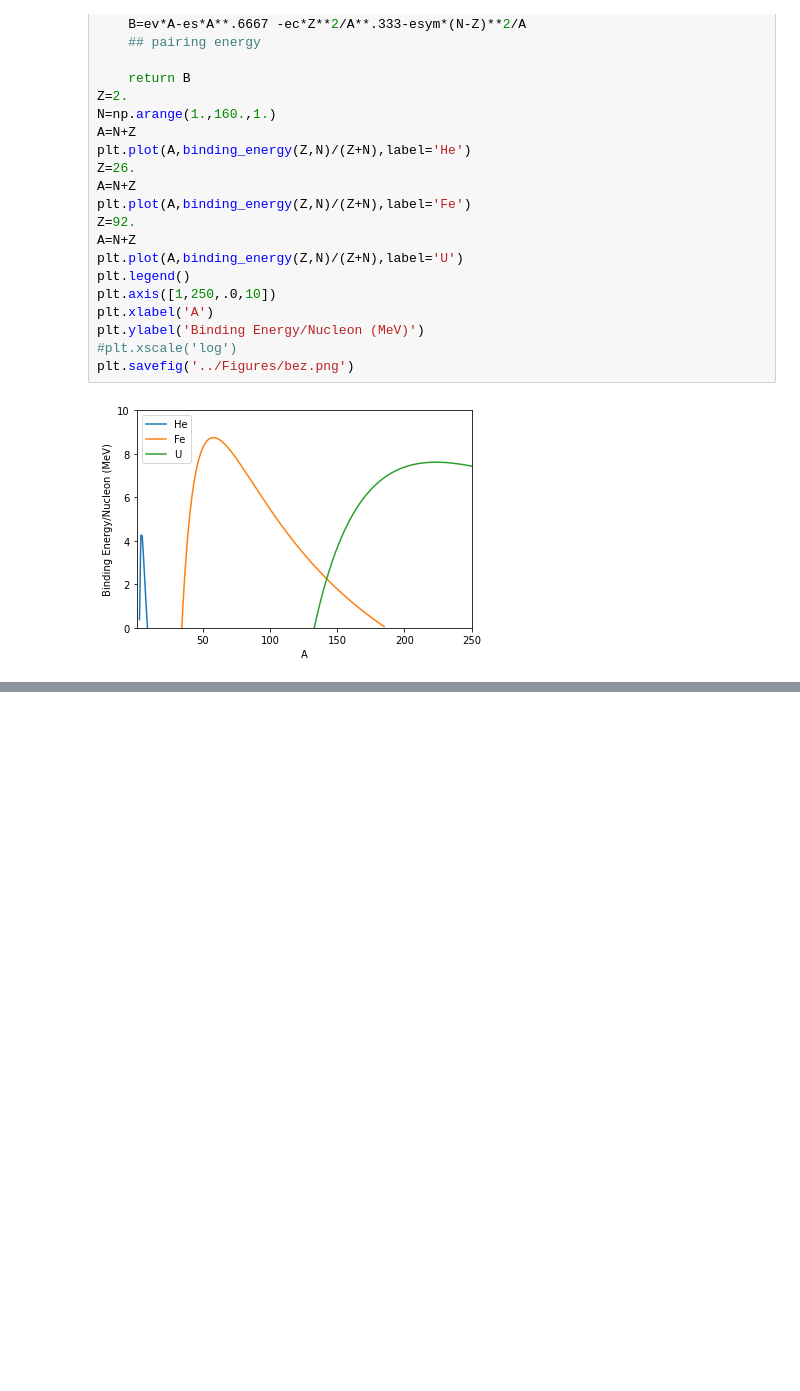
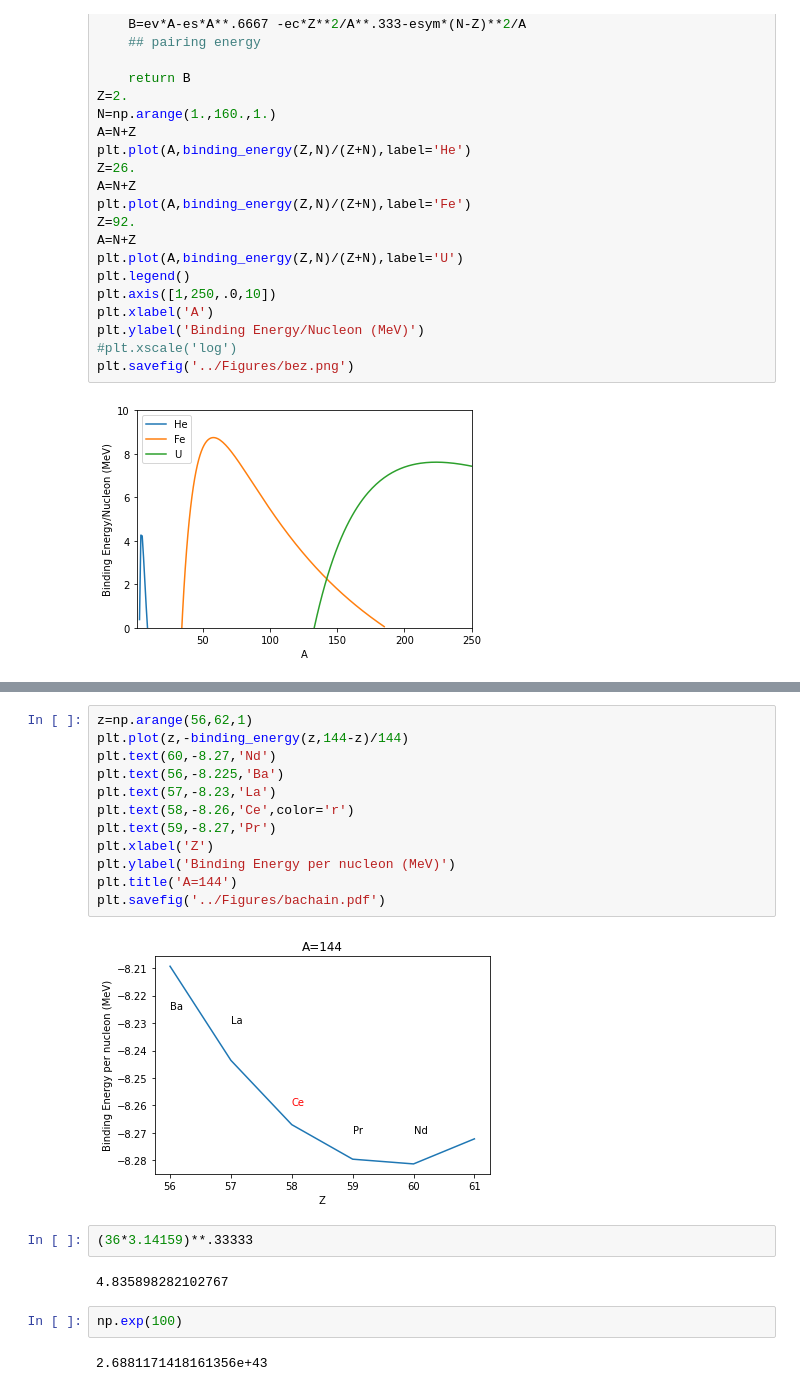
Before and after one commit to dodelson/Physics-of-Energy, a Jupyter notebook: Code/nuclear.ipynb, the cells around one changed output, grey strips where cells are left out. Drawn from its saved outputs; the diff is of its cells as text; blank space fills up the shorter version.

```diff
--- a/Code/nuclear.ipynb
+++ b/Code/nuclear.ipynb
@@ -56,0 +70,22 @@ print(binding_energy(92,235-92),binding_energy(92,236-92))
+# %%
+z=np.arange(56,62,1)
+plt.plot(z,-binding_energy(z,144-z)/144)
+plt.text(60,-8.27,'Nd')
+plt.text(56,-8.225,'Ba')
+plt.text(57,-8.23,'La')
+plt.text(58,-8.26,'Ce',color='r')
+plt.text(59,-8.27,'Pr')
+plt.xlabel('Z')
+plt.ylabel('Binding Energy per nucleon (MeV)')
+plt.title('A=144')
+plt.savefig('../Figures/bachain.pdf')
+# %% [output]
+[figure, added]
+# %%
+(36*3.14159)**.33333
+# %% [output]
+4.835898282102767
+# %%
+np.exp(100)
+# %% [output]
+2.6881171418161356e+43
```
Also changed, not shown: parts of 7 cells of this notebook.
